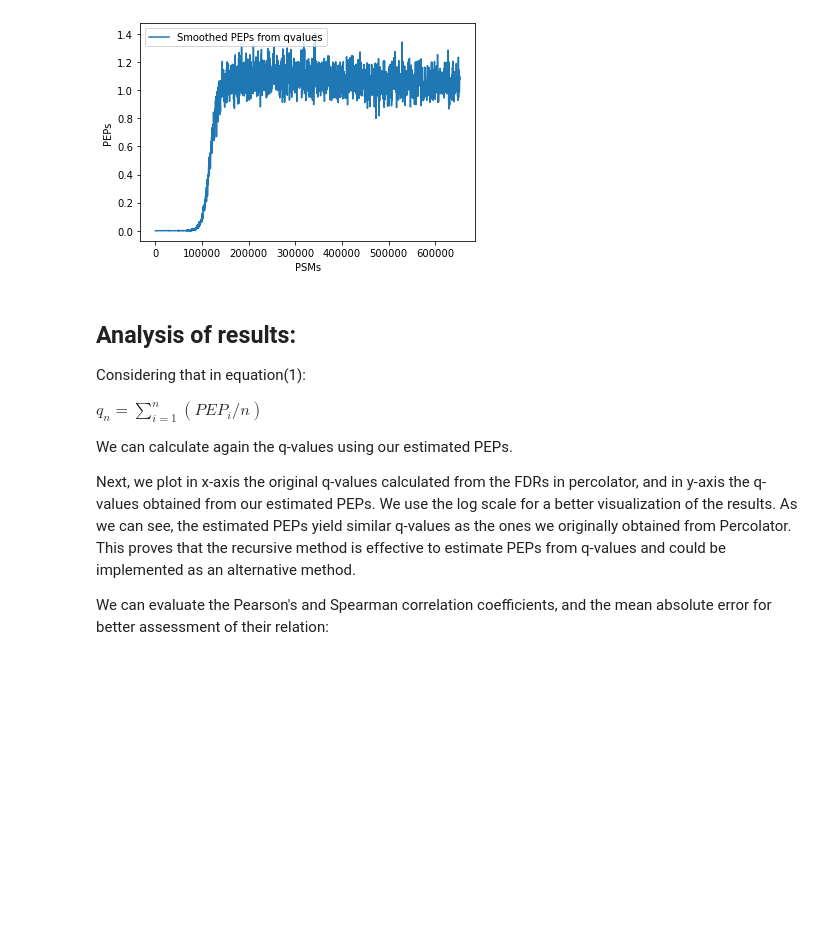
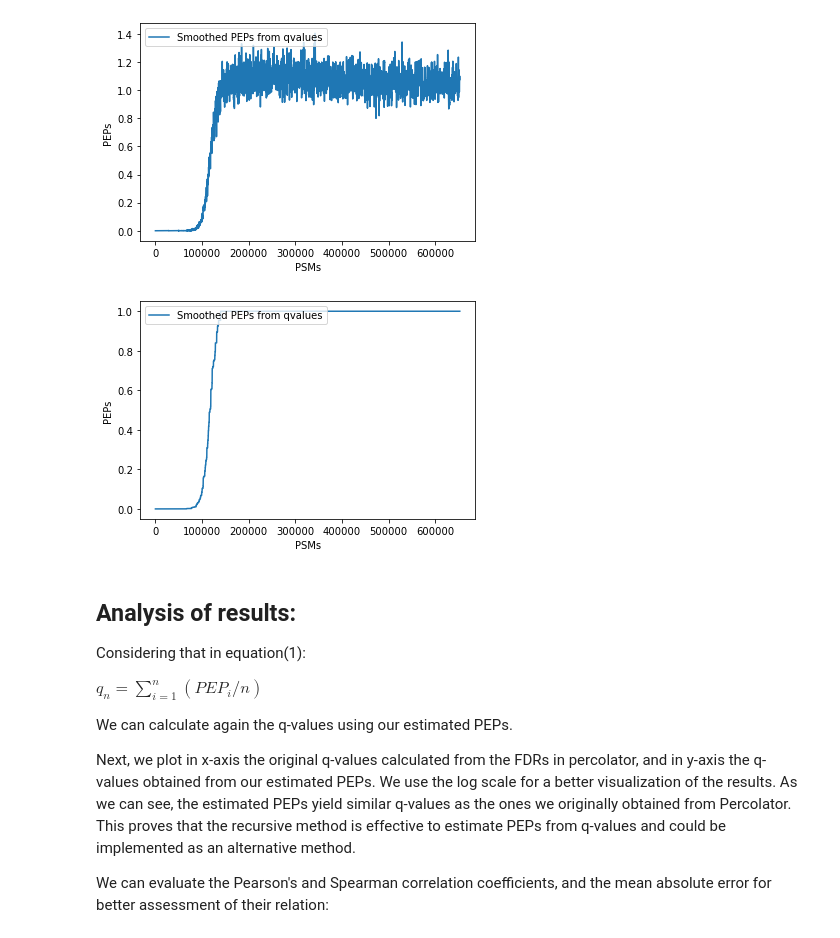
Before and after one commit to statisticalbiotechnology/smooth_q_to_pep, a Jupyter notebook: q2pep.ipynb, the cells around one changed output. Saved outputs shown, nothing was run; the diff lists cells and outputs as text; code cells hidden in the pictures; blank space fills up the shorter version.

```diff
--- a/q2pep.ipynb
+++ b/q2pep.ipynb
@@ -74,6 +74,24 @@ plt.ylabel("PEPs")
 plt.show()
 # %% [output]
 [figure]
+# %%
+from sklearn.isotonic import IsotonicRegression
+
+differences = np.diff(qn)
+
+# Append an additional element (e.g., 0) to make the length equal to the original array
+differences = np.append(differences, 1.0)  # You can use np.nan instead of 0 if you prefer
+
+iso_reg = IsotonicRegression(y_max=1.0, y_min=0.0, increasing=True, out_of_bounds="clip")
+pep_iso = iso_reg.fit_transform(np.arange(1,differences.shape[0]+1), differences)
+
+plt.plot(np.arange(1,pep_iso.shape[0]+1), pep_iso, label= "Smoothed PEPs from qvalues")
+plt.legend(loc="upper left")
+plt.xlabel("PSMs")
+plt.ylabel("PEPs")
+plt.show()
+# %% [output]
+[figure, added]
 # %% [markdown]
 ## Analysis of results:
 
```
